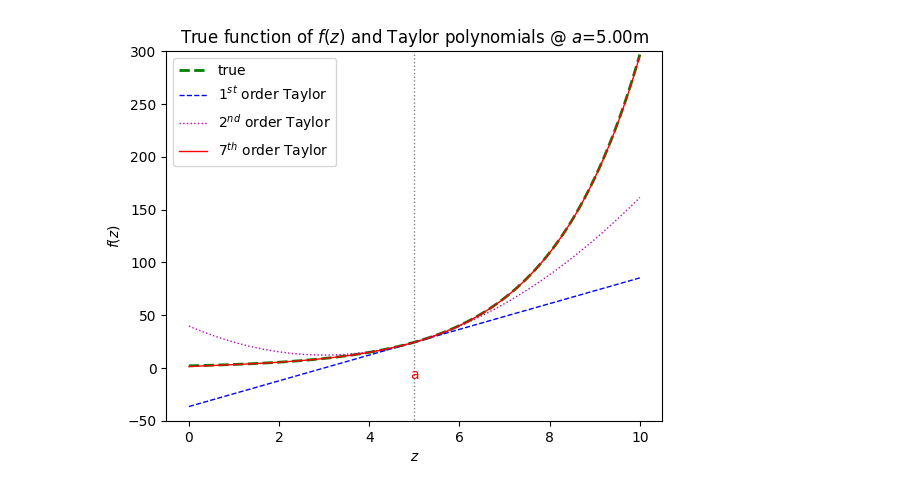
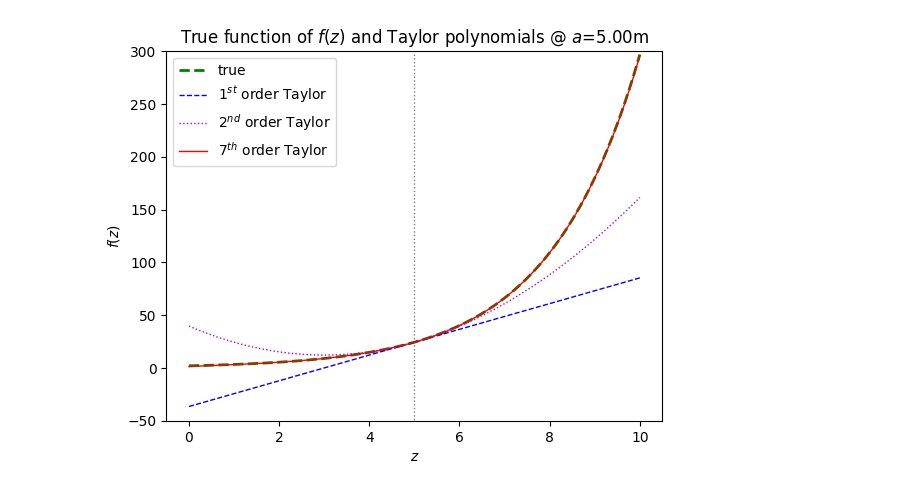
Before and after one commit to process-intelligence-research/computational_practicum_lecture_coding, a Jupyter notebook: q1_lecture_2/Taylor_approximation.ipynb, the cells around one changed output. Saved outputs shown, nothing was run; the diff lists cells and outputs as text; code cells hidden in the pictures.

Commit message:
better graph

```diff
--- a/q1_lecture_2/Taylor_approximation.ipynb
+++ b/q1_lecture_2/Taylor_approximation.ipynb
@@ -14,33 +14,32 @@ preexp_fac = 2
 f = preexp_fac*np.exp(exp_fac*z)
 
 def Taylor_f(degree, z, a) -> Callable:
     Tf : Callable = 0
     for i in range(degree+1):
         der_i = preexp_fac*exp_fac**i*np.exp(exp_fac*a)
         Tf += der_i/factorial(i)*(z-a)**(i)
     return Tf
 
 fig, ax = plt.subplots()
 
 degrees = [1,2,7]
 
 
+ax.axvline(x=a, ymin=-50, ymax=50, linewidth = 1, color = "gray", linestyle= "dotted")
 
-ax.axvline(x=a, ymin=-50, ymax=50, linewidth = 1, color = "gray", linestyle= "dotted")
-ax.text(a, -0.1, "a", color='r', ha='center', va='top')
 ax.plot(z, f,'g', label ="true", linewidth = 2,linestyle="dashed")
 ax.set_xlabel('$z$')  # Add an x-label to the Axes.
 ax.set_ylabel('$f(z)$')  # Add a y-label to the Axes.
 ax.set_title("True function of $f(z)$ and Taylor polynomials @ $a$=%0.2fm"%a)  # Add a title to the Axes.
 
 ax.plot(z, Taylor_f(degrees[0], z, a), 'b--', linewidth = 1, label ="$%i^{st}$ order Taylor"%degrees[0])
 ax.plot(z, Taylor_f(degrees[1], z, a), 'm',  linewidth = 1,linestyle = 'dotted',label ="$%i^{nd}$ order Taylor"%degrees[1])
 ax.plot(z, Taylor_f(degrees[2], z, a), 'r',  linewidth = 1,label ="$%i^{th}$ order Taylor"%degrees[2])
 
 
 ax.legend()  # Add a legend.
 #ax.set_xlim([-10,13])
 ax.set_ylim([-50,300])
 plt.show()
 # %% [output]
-[figure, old version]
+[figure, new version]
```
